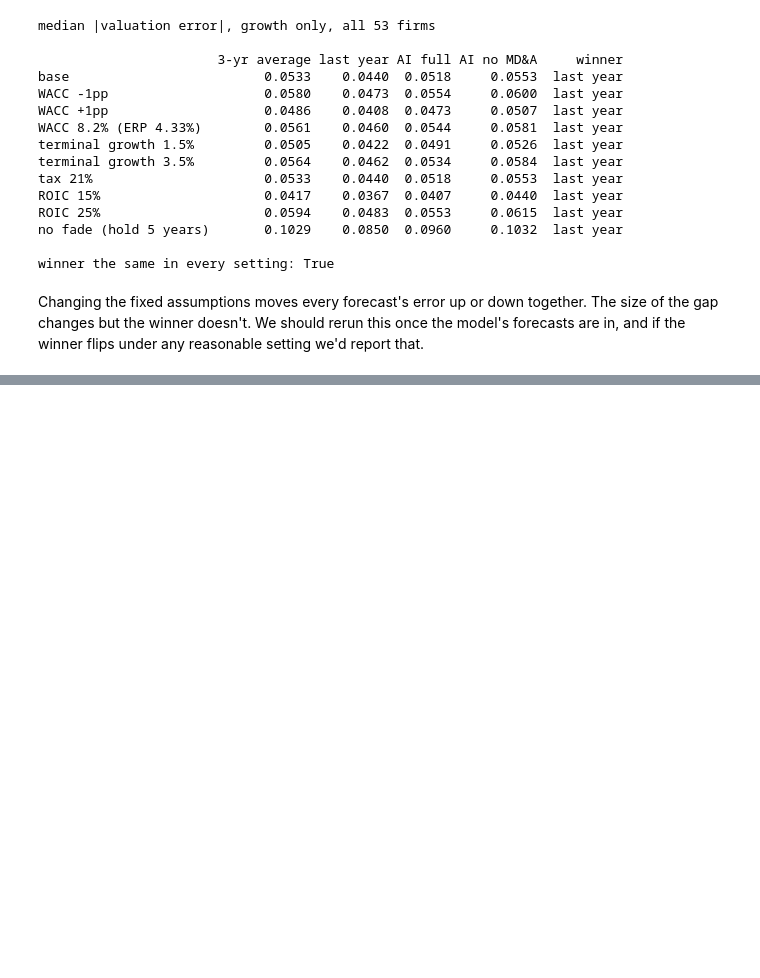
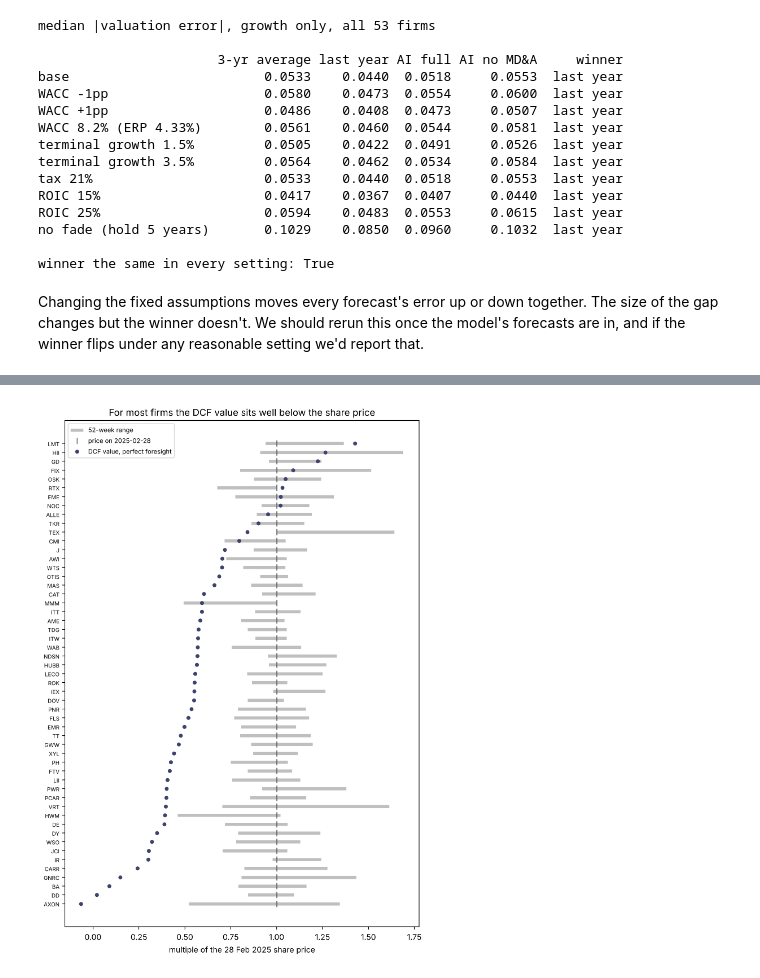
Before and after one commit to conorfinnegan-afk/fin4453-project-d, a Jupyter notebook: dcf/02_dcf_baseline.ipynb, the cells around one changed output, grey strips where cells are left out. Drawn from its saved outputs; the diff is of its cells as text; code cells hidden in the pictures; blank space fills up the shorter version.

Commit message:
Restore Part 5 (firm-specific robustness) in notebook and README

```diff
--- a/dcf/02_dcf_baseline.ipynb
+++ b/dcf/02_dcf_baseline.ipynb
@@ -1031,0 +1247,19 @@ and if the winner flips under any reasonable setting we'd report that.
+# %%
+import matplotlib.pyplot as plt
+
+srt = px.sort_values("value / price")
+fig, ax = plt.subplots(figsize=(7, 10))
+y = np.arange(len(srt))
+ax.hlines(y, srt["low"] / srt["close"], srt["high"] / srt["close"], color="0.75", lw=4, label="52-week range")
+ax.plot(np.ones(len(srt)), y, "|", color="0.35", ms=8, label="price on 2025-02-28")
+ax.plot(srt["value / price"], y, "o", color="#3e426e", ms=4, label="DCF value, perfect foresight")
+ax.set_yticks(y)
+ax.set_yticklabels(srt.index, fontsize=7)
+ax.set_xlabel("multiple of the 28 Feb 2025 share price")
+ax.set_title("For most firms the DCF value sits well below the share price")
+ax.legend(loc="upper left", fontsize=8)
+plt.tight_layout()
+plt.savefig(os.path.join(OUT, "per_share_vs_price.png"), dpi=200)
+plt.show()
+# %% [output]
+[figure, added]
```
Also changed, not shown: parts of 9 cells of this notebook, 1 other file.
